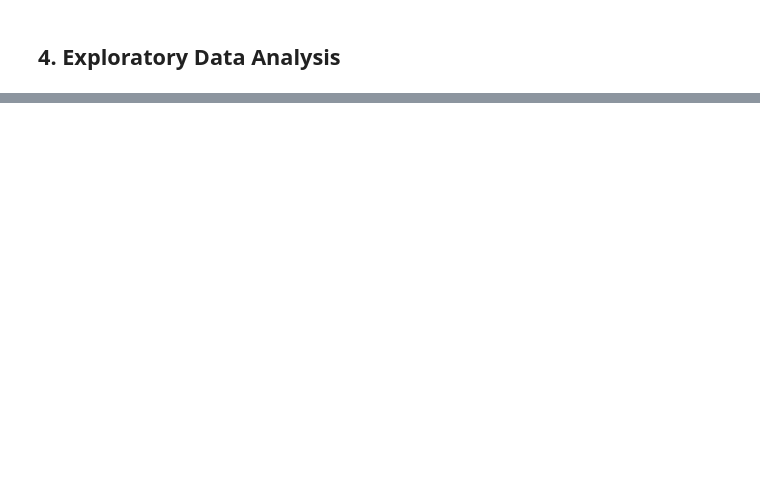
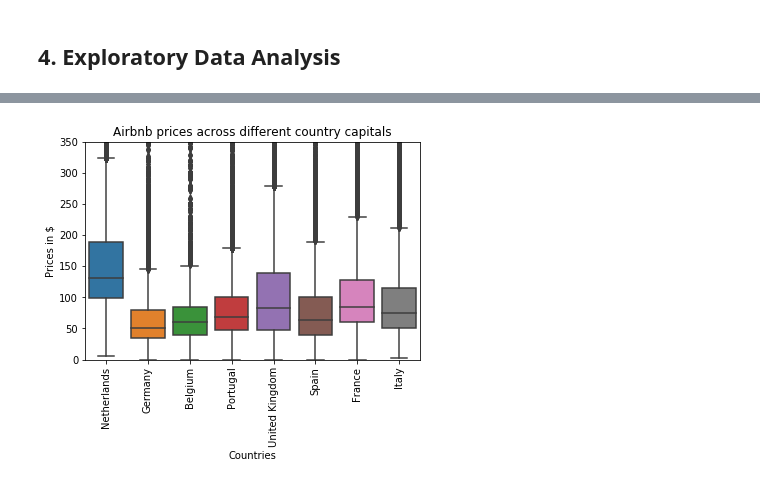
Before and after one commit to srinivasayer4/Airbnb-analysis-for-European-cities, a Jupyter notebook: Airbnb Analysis.ipynb, the cells around one changed output, grey strips where cells are left out. Drawn from its saved outputs; the diff is of its cells as text; code cells hidden in the pictures; blank space fills up the shorter version.

```diff
--- a/Airbnb Analysis.ipynb
+++ b/Airbnb Analysis.ipynb
@@ -532,0 +573,11 @@ memory usage: 132.0+ MB
+# %%
+# Finding distribution for prices across different categories
+sns.boxplot(x=df.country, y=df.price,)
+plt.ylim(0,350)
+plt.xlabel('Countries')
+plt.ylabel('Prices in $')
+plt.title('Airbnb prices across different country capitals')
+plt.xticks(rotation=90)
+plt.show()
+# %% [output]
+[figure, added]
```
Also changed, not shown: parts of 41 cells of this notebook.
